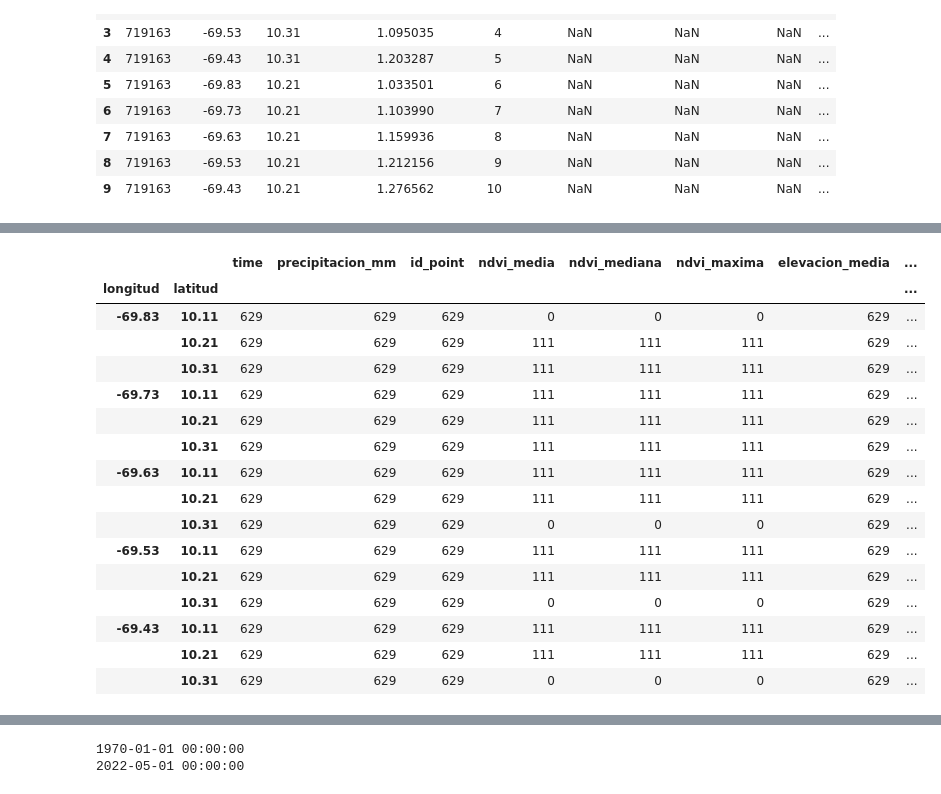
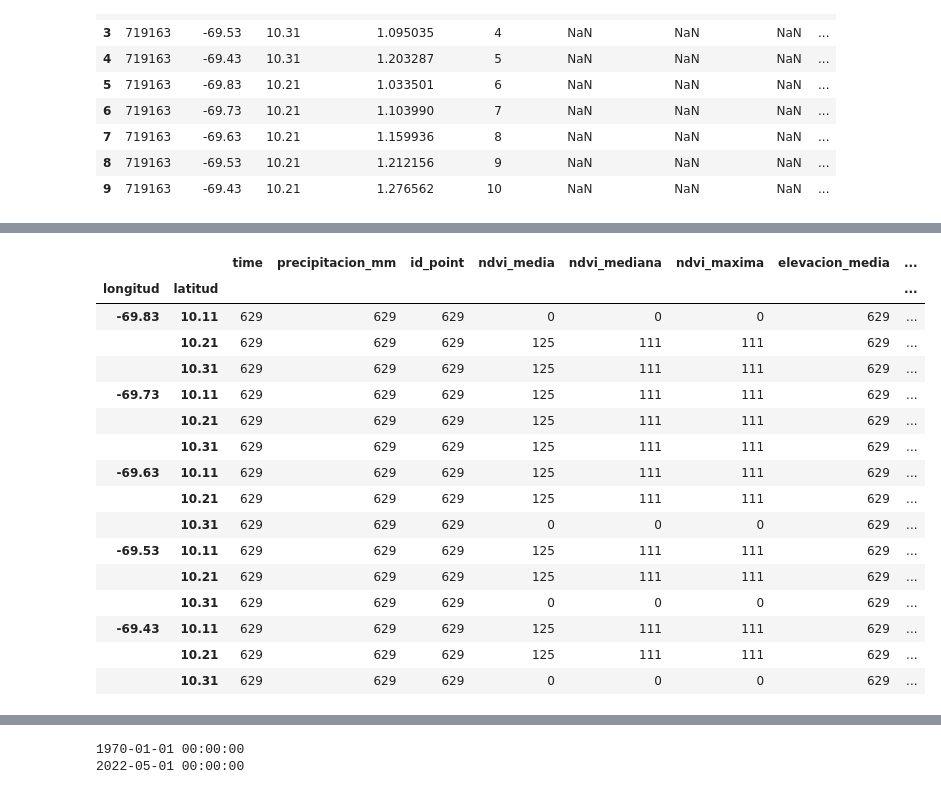
Before and after one commit to esglobe/geet-metview, a Jupyter notebook: cerro_saroche/code/6_meteorological_data.ipynb, the cells around one changed output, grey strips where cells are left out. Cells and saved outputs as stored; diff of their text form; code cells hidden in the pictures.

Commit message:
actualizacion 22102022

```diff
--- a/cerro_saroche/code/6_meteorological_data.ipynb
+++ b/cerro_saroche/code/6_meteorological_data.ipynb
@@ -241,6 +241,8 @@ pd_integracion['id_point'] = pd_integracion['id_point'].astype(int)
 pd_integracion['time_actualizacion'] = int(datetime.today().toordinal())
 pd_integracion['park'] = 'cerro_saroche'
 
+pd_integracion['periodo'] = pd_integracion['time'].apply(lambda x: datetime.fromordinal(x))
+
 pd_integracion.head(10)
 # %% [output]
 |  | time | longitud | latitud | precipitacion_mm | id_point | ndvi_media | ndvi_mediana | ndvi_maxima | ... |
@@ -256,0 +261,28 @@ pd_integracion.head(10)
+# %%
+list_interpolate = []
+
+for id in pd_integracion.sort_values('id_point',ascending=True).id_point.unique():
+
+    pd_interpolate = pd_integracion\
+                                .query(f'id_point=={id}')\
+                                .sort_values('periodo',ascending=True)
+
+    pd_interpolate['ndvi_media'] = pd_interpolate['ndvi_media'].interpolate(method="linear")
+
+    list_interpolate.append(pd_interpolate)
+
+pd_interpolate = pd.concat(list_interpolate)[['time',
+                                            'longitud',
+                                            'latitud',
+                                            'precipitacion_mm',
+                                            'id_point',
+                                            'ndvi_media',
+                                            'ndvi_mediana',
+                                            'ndvi_maxima',
+                                            'elevacion_media',
+                                            'elevacion_mediana',
+                                            'elevacion_maxima',
+                                            'time_actualizacion',
+                                            'park']]
+
+pd_interpolate.head()
@@ -257,21 +296,21 @@ pd_integracion.head(10)
 # %%
-pd_integracion.groupby(['longitud','latitud']).count()
+pd_interpolate.groupby(['longitud','latitud']).count()
 # %% [output]
 |  |  | time | precipitacion_mm | id_point | ndvi_media | ndvi_mediana | ndvi_maxima | elevacion_media | ... |
 | longitud | latitud |  |  |  |  |  |  |  | ... |
 | -69.83 | 10.11 | 629 | 629 | 629 | 0 | 0 | 0 | 629 | ... |
-|  | 10.21 | 629 | 629 | 629 | 111 | 111 | 111 | 629 | ... |
-|  | 10.31 | 629 | 629 | 629 | 111 | 111 | 111 | 629 | ... |
-| -69.73 | 10.11 | 629 | 629 | 629 | 111 | 111 | 111 | 629 | ... |
-|  | 10.21 | 629 | 629 | 629 | 111 | 111 | 111 | 629 | ... |
-|  | 10.31 | 629 | 629 | 629 | 111 | 111 | 111 | 629 | ... |
-| -69.63 | 10.11 | 629 | 629 | 629 | 111 | 111 | 111 | 629 | ... |
-|  | 10.21 | 629 | 629 | 629 | 111 | 111 | 111 | 629 | ... |
+|  | 10.21 | 629 | 629 | 629 | 125 | 111 | 111 | 629 | ... |
+|  | 10.31 | 629 | 629 | 629 | 125 | 111 | 111 | 629 | ... |
+| -69.73 | 10.11 | 629 | 629 | 629 | 125 | 111 | 111 | 629 | ... |
+|  | 10.21 | 629 | 629 | 629 | 125 | 111 | 111 | 629 | ... |
+|  | 10.31 | 629 | 629 | 629 | 125 | 111 | 111 | 629 | ... |
+| -69.63 | 10.11 | 629 | 629 | 629 | 125 | 111 | 111 | 629 | ... |
+|  | 10.21 | 629 | 629 | 629 | 125 | 111 | 111 | 629 | ... |
 |  | 10.31 | 629 | 629 | 629 | 0 | 0 | 0 | 629 | ... |
-| -69.53 | 10.11 | 629 | 629 | 629 | 111 | 111 | 111 | 629 | ... |
-|  | 10.21 | 629 | 629 | 629 | 111 | 111 | 111 | 629 | ... |
+| -69.53 | 10.11 | 629 | 629 | 629 | 125 | 111 | 111 | 629 | ... |
+|  | 10.21 | 629 | 629 | 629 | 125 | 111 | 111 | 629 | ... |
 |  | 10.31 | 629 | 629 | 629 | 0 | 0 | 0 | 629 | ... |
-| -69.43 | 10.11 | 629 | 629 | 629 | 111 | 111 | 111 | 629 | ... |
-|  | 10.21 | 629 | 629 | 629 | 111 | 111 | 111 | 629 | ... |
+| -69.43 | 10.11 | 629 | 629 | 629 | 125 | 111 | 111 | 629 | ... |
+|  | 10.21 | 629 | 629 | 629 | 125 | 111 | 111 | 629 | ... |
 |  | 10.31 | 629 | 629 | 629 | 0 | 0 | 0 | 629 | ... |
 # %%
```
Also changed, not shown: parts of 8 cells of this notebook, 1 other file.
